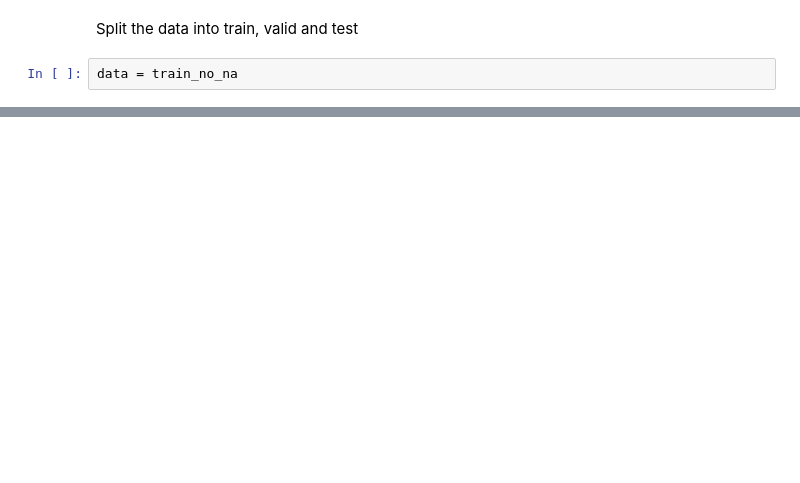
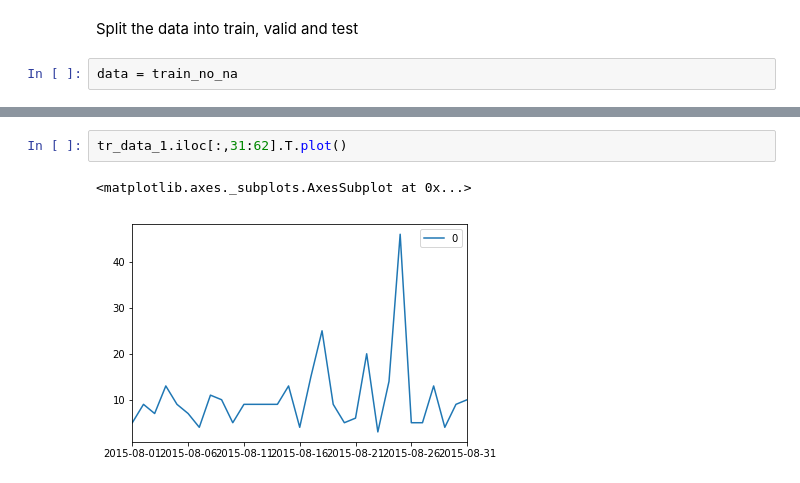
Before and after one commit to soniclavier/bigdata-notebook, a Jupyter notebook: datascience/rnn/Webtraffic_forecasting_LSTM.ipynb, the cells around one changed output, grey strips where cells are left out. Drawn from its saved outputs; the diff is of its cells as text; blank space fills up the shorter version.

```diff
--- a/datascience/rnn/Webtraffic_forecasting_LSTM.ipynb
+++ b/datascience/rnn/Webtraffic_forecasting_LSTM.ipynb
@@ -263,0 +285,5 @@ data
+# %%
+tr_data_1.iloc[:,31:62].T.plot()
+# %% [output]
+<matplotlib.axes._subplots.AxesSubplot at 0x...>
+[figure, added]
```
Also changed, not shown: parts of 24 cells of this notebook.
